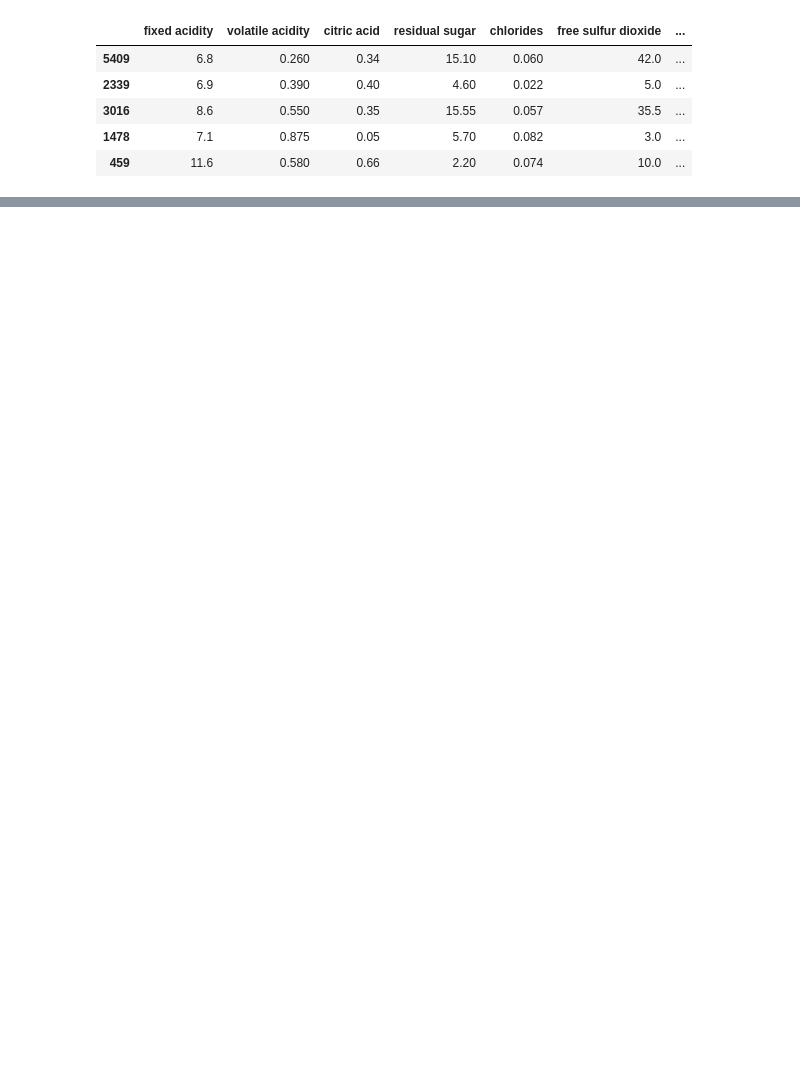
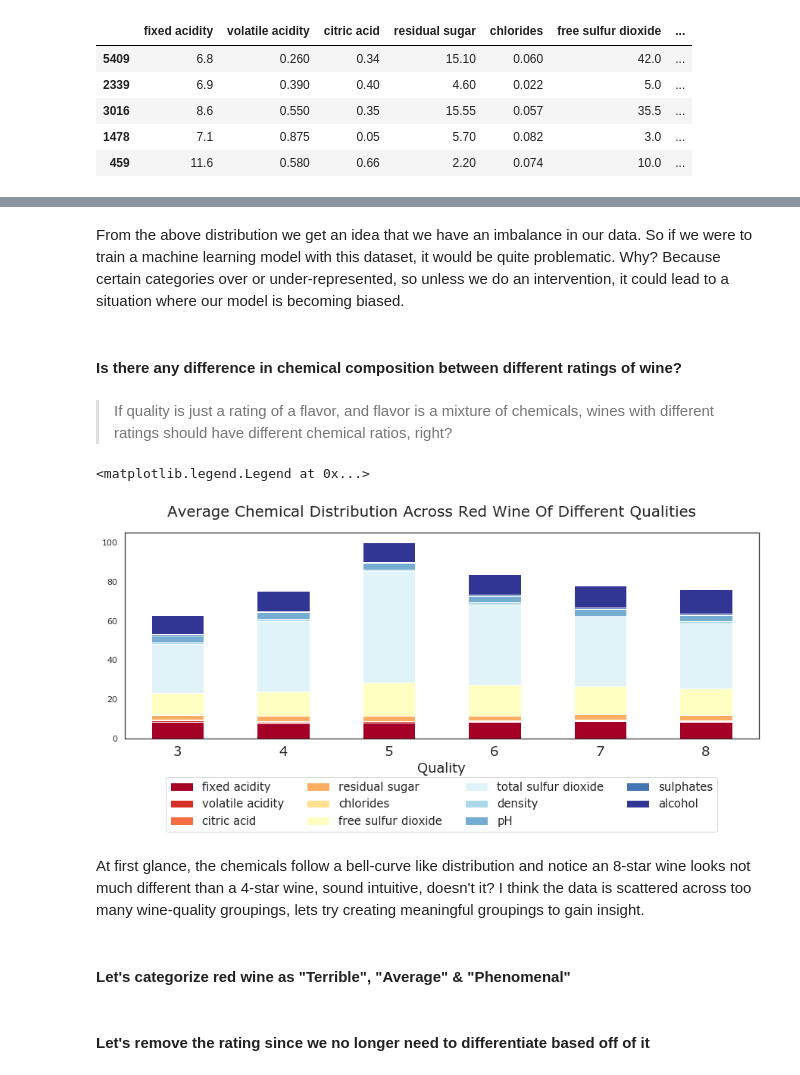
Before and after one commit to ochoa-jessica/Wine_Quality, a Jupyter notebook: Determine_High_Wine_Quality.ipynb, the cells around one changed output, grey strips where cells are left out. Saved outputs shown, nothing was run; the diff lists cells and outputs as text; code cells hidden in the pictures; blank space fills up the shorter version.

```diff
--- a/Determine_High_Wine_Quality.ipynb
+++ b/Determine_High_Wine_Quality.ipynb
@@ -62,0 +129,27 @@ dtype: int64
+# %% [markdown]
+<p> From the above distribution we get an idea that we have an imbalance in our data. So if we were to train a machine learning model with this dataset, it would be quite problematic. Why? Because certain categories over or under-represented, so unless we do an intervention, it could lead to a situation where our model is becoming biased.</p>
+# %% [markdown]
+#### Is there any difference in chemical composition between different ratings of wine?
+# %% [markdown]
+<blockquote>If quality is just a rating of a flavor, and flavor is a mixture of chemicals, wines with different ratings should have different chemical ratios, right?</blockquote>
+# %%
+red_wine_df.groupby(["quality"]).mean().plot.bar(
+        stacked=True, cmap="RdYlBu", figsize=(15,5)
+)
+
+plt.rcParams["font.family"] = "sans-serif"
+plt.rcParams['font.sans-serif'] = ['Verdana']
+plt.suptitle(
+    "Average Chemical Distribution Across Red Wine Of Different Qualities", fontsize=20
+)
+plt.xticks(size=18, rotation="horizontal")
+plt.xlabel("Quality", fontsize=18)
+
+plt.legend(loc="lower center", bbox_to_anchor=(0.5, -0.48), ncol=4, fontsize=15)
+# %% [output]
+<matplotlib.legend.Legend at 0x...>
+[figure, added]
+# %% [markdown]
+At first glance, the chemicals follow a bell-curve like distribution and notice an 8-star wine looks not much different than a 4-star wine, sound intuitive, doesn't it? I think the data is scattered across too many wine-quality groupings, lets try creating meaningful groupings to gain insight.
+# %% [markdown]
+#### Let's categorize red wine as "Terrible", "Average" & "Phenomenal"
@@ -62,0 +166,2 @@ dtype: int64
+# %% [markdown]
+#### Let's remove the rating since we no longer need to differentiate based off of it
```
Also changed, not shown: parts of 35 cells of this notebook.
